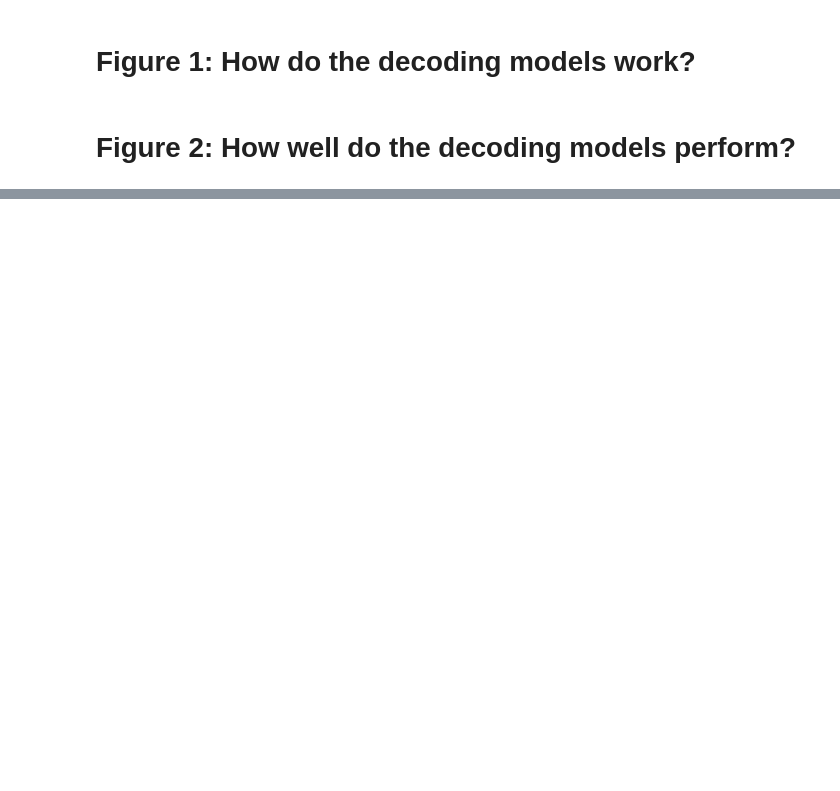
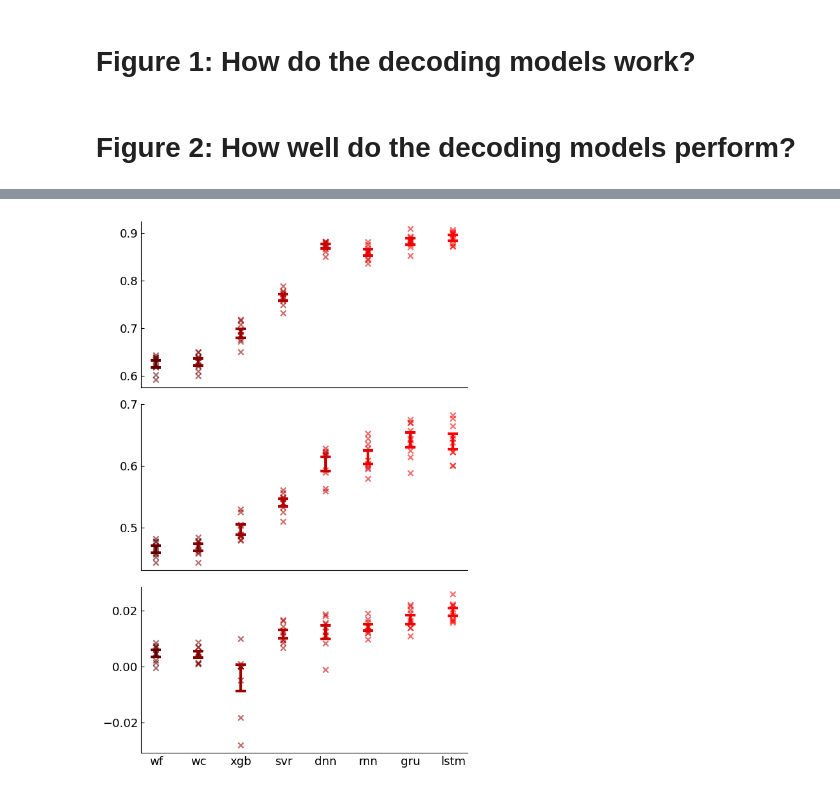
Before and after one commit to mayolabvision/NeuralDecoding, a Jupyter notebook: analyses/Manuscript_Plots.ipynb, the cells around one changed output, grey strips where cells are left out. Cells and saved outputs as stored; diff of their text form; code cells hidden in the pictures; blank space fills up the shorter version.

```diff
--- a/analyses/Manuscript_Plots.ipynb
+++ b/analyses/Manuscript_Plots.ipynb
@@ -196,0 +118,100 @@ ValueError: x and y must be the same size
+# %%
+plt.rcParams.update({'font.size': 13})
+fig, ax = plt.subplots(3,1,figsize=(6,9),sharex=True)
+fig.tight_layout()
+show_patrick = 0
+
+#pal = sns.color_palette("Reds", n_colors=8, desat=1.0)
+pal =[(1.0, 0.0, 0.0),   # Maroon
+      (0.95, 0.0, 0.0),  # Lighter Red
+      (0.9, 0.0, 0.0),   # Slightly Dark Red
+      (0.8, 0.0, 0.0),   # Dark Red
+      (0.7, 0.0, 0.0),   # Darker Red
+      (0.6, 0.0, 0.0),   # Medium Red
+      (0.5, 0.0, 0.0),   # Slightly Lighter Red
+      (0.4, 0.0, 0.0)]
+pal = pal[::-1]
+
+sess = 29
+values = ['R2_x']
+nulls = ['R2N_x','R2N_y']
+outputs = ['position','velocity','acceleration']
+
+for v in range(len(values)):
+    for o in range(len(outputs)):
+        wf   = (df.loc[(df['model']==0) & (df['sess']==sess) & (df['output']==outputs[o])][values[v]]).values
+        wc   = (df.loc[(df['model']==1) & (df['sess']==sess) & (df['output']==outputs[o])][values[v]]).values
+        xgb  = (df.loc[(df['model']==2) & (df['sess']==sess) & (df['output']==outputs[o])][values[v]]).values
+        svr  = (df.loc[(df['model']==3) & (df['sess']==sess) & (df['output']==outputs[o])][values[v]]).values
+        dnn  = (df.loc[(df['model']==4) & (df['sess']==sess) & (df['output']==outputs[o])][values[v]]).values
+        rnn  = (df.loc[(df['model']==5) & (df['sess']==sess) & (df['output']==outputs[o])][values[v]]).values
+        gru  = (df.loc[(df['model']==6) & (df['sess']==sess) & (df['output']==outputs[o])][values[v]]).values
+        lstm = (df.loc[(df['model']==7) & (df['sess']==sess) & (df['output']==outputs[o])][values[v]]).values
+
+        n=10
+        means=([np.mean(wf),np.mean(wc),np.mean(xgb),np.mean(svr),np.mean(dnn),np.mean(rnn),np.mean(gru),np.mean(lstm)])
+        err=([np.std(wf)*np.sqrt(1./n+1./(n-1)),np.std(wc)*np.sqrt(1./n+1./(n-1)),np.std(xgb)*np.sqrt(1./n+1./(n-1)),np.std(svr)*np.sqrt(1./n+1./(n-1)),np.std(dnn)*np.sqrt(1./n+1./(n-1)),np.std(rnn)*np.sqrt(1./n+1./(n-1)),np.std(gru)*np.sqrt(1./n+1./(n-1)),np.std(lstm)*np.sqrt(1./n+1./(n-1))])
+
+        ind = np.arange(len(err)) #X values for plotting
+
+        for pos, y, yerr, color in zip(ind, means, err, pal): #Loop through methods and plot error bars
+            ax[o].errorbar(pos, y, yerr, lw=3, capsize=6, capthick=3, color=color)
+
+            ax[o].set_xticks([0,1,2,3,4,5,6,7])
+            if o==2:
+                ax[o].set_xticklabels(['wf','wc','xgb','svr','dnn','rnn','gru','lstm'], rotation=0)
+            else:
+                ax[o].set_xticklabels(['','','','','','','',''], rotation=0)
+
+            #Remove right and top boundaries, and make ticks inward
+            ax[o].tick_params(direction='in',bottom=0)
+            ax[o].spines['right'].set_color('none')
+            ax[o].spines['top'].set_color('none')
+           # ax.set_yticks([0.6,0.7,0.8,0.9])
+           # ax.set_ylim([0.55,0.9])
+
+            #Plot individual R2 values for each fold as an 'x'
+            scatter_x=np.reshape(np.transpose(np.ones((10,1))*range(8)),(80,1)) #Get x values for plotting (first 10 will have an x value of 0, second 10 will have an x value of 1, etc)
+            scatter_y=np.concatenate((wf,wc,xgb,svr,dnn,rnn,gru,lstm),axis=0) #Y values for plotting
+
+            colors_list=[] #Create a list of the colors that should be used when plotting each 'x'
+            for i in scatter_x.astype(int).reshape((1,-1))[0]:
+                colors_list.append(pal[i])
+
+            ax[o].scatter(scatter_x,scatter_y,c=colors_list,marker='x',alpha=0.1)
+
+            # Perform Wilcoxon signed-rank test and add significance asterisks
+            #R2_horz = R2_all[o][pos][:,0]
+            #R2_vert = R2_all[o][pos][:,1]
+
+#             R2_horz = (df.loc[(df['model']==0) & (df['sess']==29) & (df['output']=='position')]['R2_x']).values
+#             R2_vert = (df.loc[(df['model']==0) & (df['sess']==29) & (df['output']=='position')]['R2_y']).values
+
+#             p_value = wilcoxon(R2_horz,R2_vert)[1]
+
+#             if p_value < 0.001:
+#                 significance = '***'
+#             elif p_value < 0.01:
+#                 significance = '**'
+#             elif p_value < 0.05:
+#                 significance = '*'
+#             else:
+#                 significance = 'ns'
+
+#             _, max_val = ax[o].get_ylim()
+#             max_val_per_group = max(df[values[v]][(df['model'] == pos) & (df['sess']==sess) & (df['output']==outputs[o])].max(), df[nulls[v]][(df['model'] == pos) & (df['sess']==sess) & (df['output']==outputs[o])].max())
+#             top_cap_y = max_val_per_group * 1.01
+
+#             ax[o].text(pos, top_cap_y, significance, ha='center', va='bottom', fontsize=16)
+
+        if o==0:
+            ax[o].set_yticks([0.6,0.7,0.8,0.9])
+        elif o==1:
+            ax[o].set_yticks([0.5,0.6,0.7])
+        elif o==2:
+            ax[o].set_yticks([-0.02,0,0.02])
+
+plt.subplots_adjust(wspace=0.25, hspace=0.1)
+fig.savefig(fig_folder+'/R2_posVelAcc.png', dpi=600, bbox_inches='tight')
+# %% [output]
+[figure, added]
```
Also changed, not shown: parts of 5 cells of this notebook, 2 other files.
